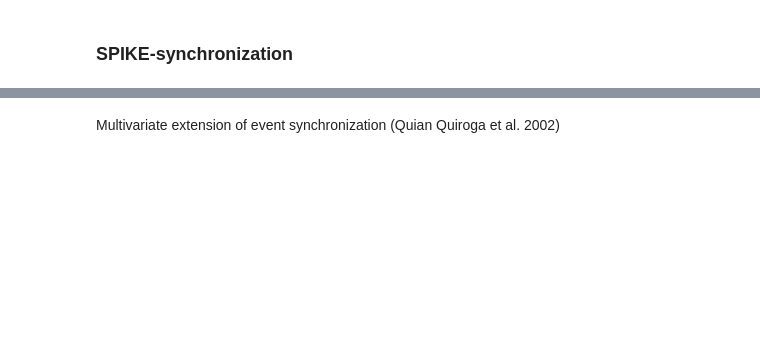
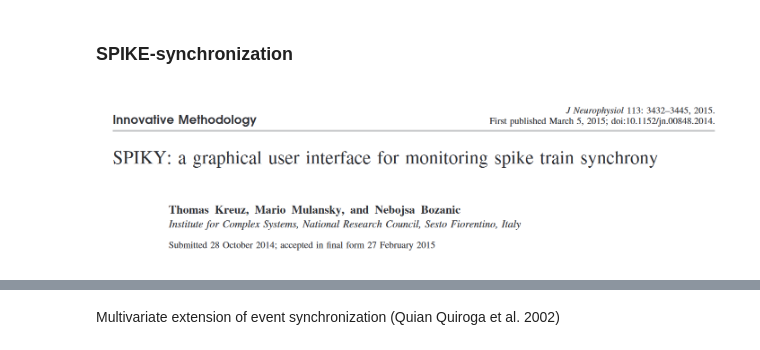
Before and after one commit to mwprestonjr/spike_synchrony, a Jupyter notebook: notebooks/demo_pyspike.ipynb, the cells around one changed output, grey strips where cells are left out. Saved outputs shown, nothing was run; the diff lists cells and outputs as text; code cells hidden in the pictures; blank space fills up the shorter version.

```diff
--- a/notebooks/demo_pyspike.ipynb
+++ b/notebooks/demo_pyspike.ipynb
@@ -141,2 +145,6 @@ plt.show()
 # %% [markdown]
 ### SPIKE-synchronization
+# %%
+display.Image('../figures/ipynb_images/kruez_2015.png')
+# %% [output]
+[figure, added]
```
Also changed, not shown: parts of 11 cells of this notebook, 4 other files.
